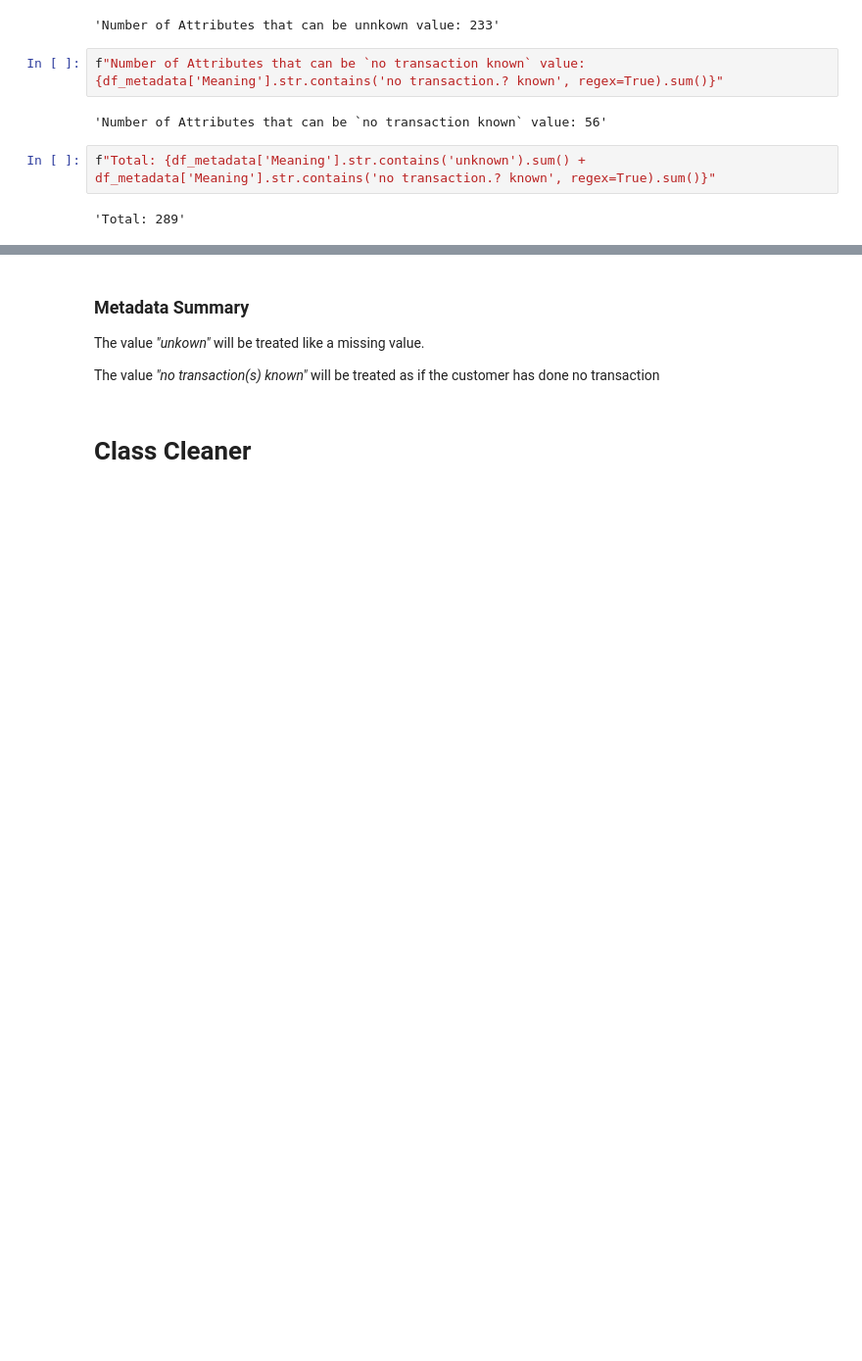
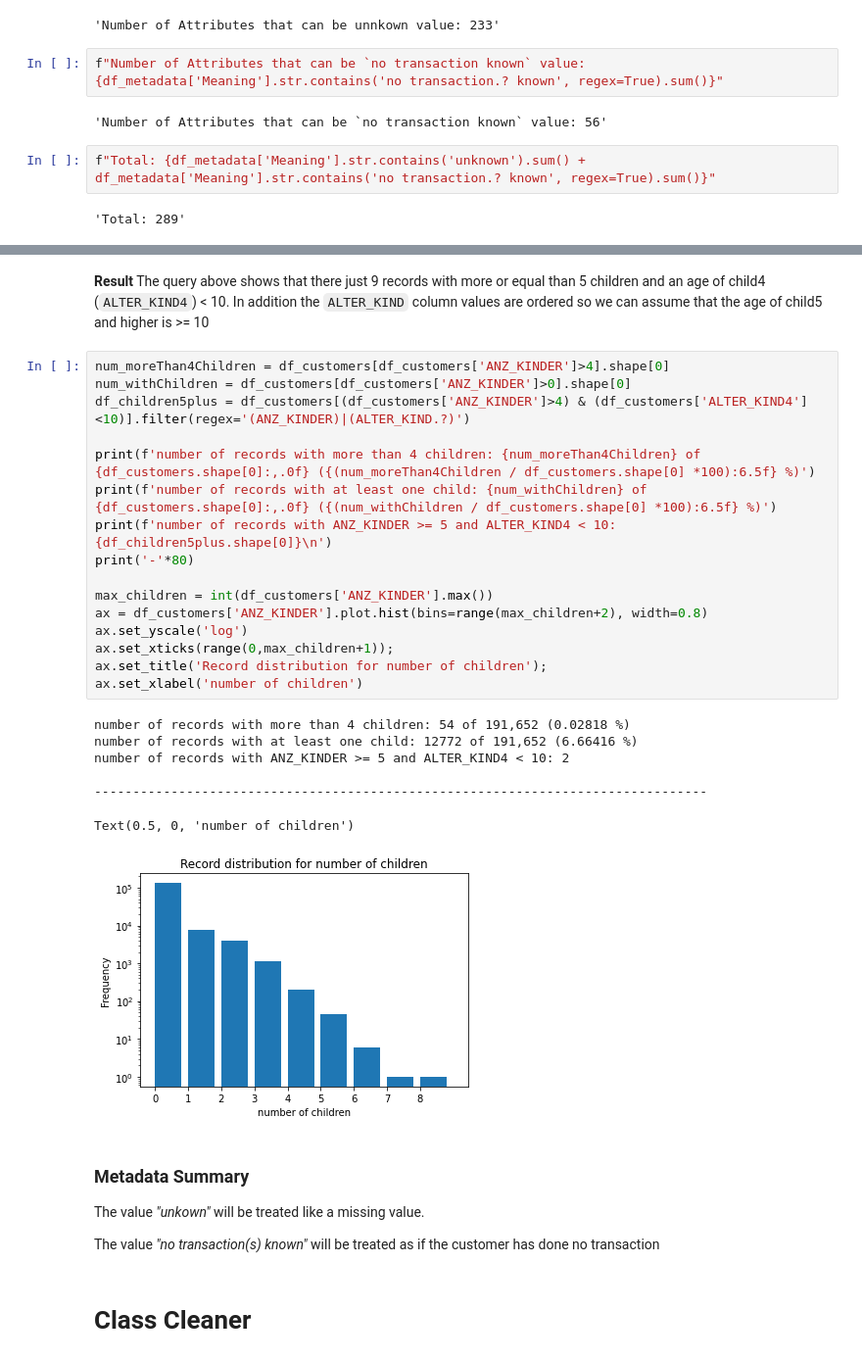
Before and after one commit to step-bauer/dsnd_capstone_arvato, a Jupyter notebook: Arvato Project Workbook.ipynb, the cells around one changed output, grey strips where cells are left out. Shown at 98% size. Saved outputs shown, nothing was run; the diff lists cells and outputs as text; blank space fills up the shorter version.

```diff
--- a/Arvato Project Workbook.ipynb
+++ b/Arvato Project Workbook.ipynb
@@ -299,3 +353,29 @@ f"Total: {df_metadata['Meaning'].str.contains('unknown').sum() + df_metadata['Me
+# %% [markdown]
+**Result** The query above shows that there just 9 records with more or equal than 5 children and an age of child4 (`ALTER_KIND4`) < 10. In addition the `ALTER_KIND` column values are ordered so we can assume that the age of child5 and higher is >= 10
+# %%
+num_moreThan4Children = df_customers[df_customers['ANZ_KINDER']>4].shape[0]
+num_withChildren = df_customers[df_customers['ANZ_KINDER']>0].shape[0]
+df_children5plus = df_customers[(df_customers['ANZ_KINDER']>4) & (df_customers['ALTER_KIND4']<10)].filter(regex='(ANZ_KINDER)|(ALTER_KIND.?)')
+
+print(f'number of records with more than 4 children: {num_moreThan4Children} of {df_customers.shape[0]:,.0f} ({(num_moreThan4Children / df_customers.shape[0] *100):6.5f} %)')
+print(f'number of records with at least one child: {num_withChildren} of {df_customers.shape[0]:,.0f} ({(num_withChildren / df_customers.shape[0] *100):6.5f} %)')
+print(f'number of records with ANZ_KINDER >= 5 and ALTER_KIND4 < 10: {df_children5plus.shape[0]}\n')
+print('-'*80)
+
+max_children = int(df_customers['ANZ_KINDER'].max())
+ax = df_customers['ANZ_KINDER'].plot.hist(bins=range(max_children+2), width=0.8)
+ax.set_yscale('log')
+ax.set_xticks(range(0,max_children+1));
+ax.set_title('Record distribution for number of children');
+ax.set_xlabel('number of children')
+# %% [output]
+number of records with more than 4 children: 54 of 191,652 (0.02818 %)
+number of records with at least one child: 12772 of 191,652 (6.66416 %)
+number of records with ANZ_KINDER >= 5 and ALTER_KIND4 < 10: 2
+
+--------------------------------------------------------------------------------
+Text(0.5, 0, 'number of children')
+[figure, added]
 # %% [markdown]
 ### Metadata Summary
 
```
Also changed, not shown: parts of 49 cells of this notebook, 1 other file.
